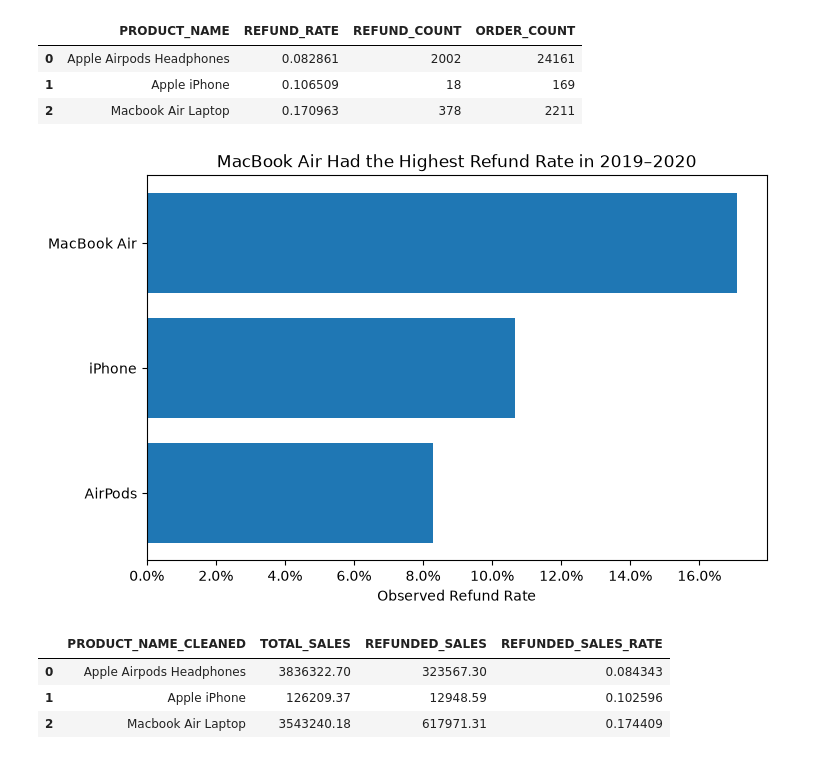
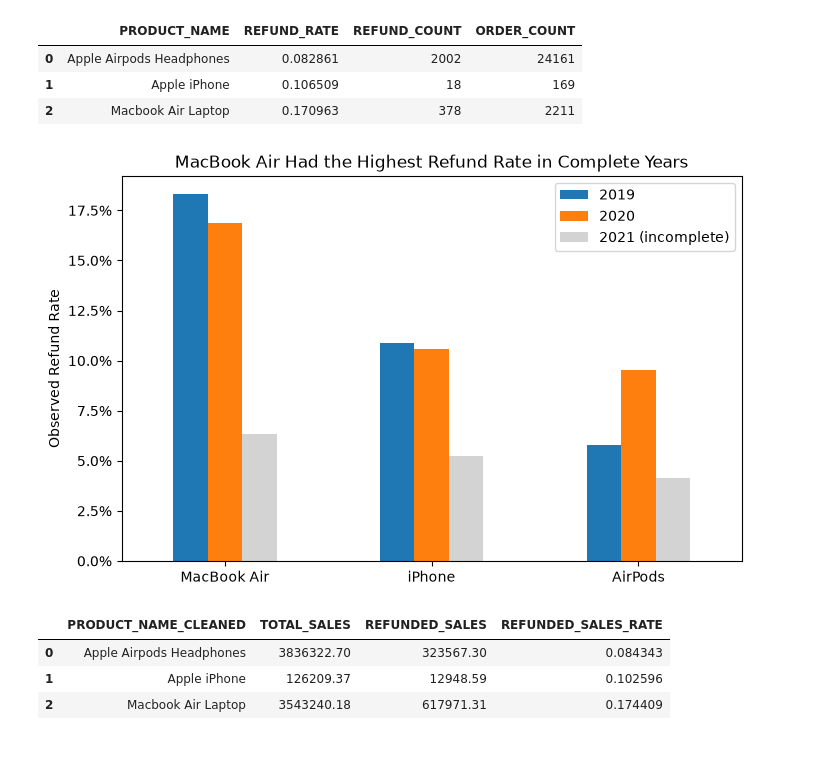
Before and after one commit to matthitch/elist_analysis, a Jupyter notebook: elist_analysis.ipynb, the cells around one changed output. Cells and saved outputs as stored; diff of their text form; code cells hidden in the pictures.

Commit message:
Update Apple refund analysis by year

```diff
--- a/elist_analysis.ipynb
+++ b/elist_analysis.ipynb
@@ -1988,29 +1963,44 @@ mature_refunds
 | 1 | Apple iPhone | 0.106509 | 18 | 169 |
 | 2 | Macbook Air Laptop | 0.170963 | 378 | 2211 |
 # %%
-# Refund rates for mature 2019–2020 cohorts
-mature_refund_plot = mature_refunds.copy()
+# Refund rates by Apple product and year
+refund_rate_plot = apple_refund_performance[
+    apple_refund_performance["PURCHASE_YEAR"].isin([2019, 2020, 2021])
+].pivot(
+    index="PRODUCT",
+    columns="PURCHASE_YEAR",
+    values="REFUND_RATE"
+)
 
-mature_refund_plot["PRODUCT"] = mature_refund_plot["PRODUCT_NAME"].replace({
-    "Apple Airpods Headphones": "AirPods",
-    "Apple iPhone": "iPhone",
-    "Macbook Air Laptop": "MacBook Air"
+refund_rate_plot = refund_rate_plot.reindex([
+    "MacBook Air",
+    "iPhone",
+    "AirPods"
+])
+
+refund_rate_plot = refund_rate_plot.rename(columns={
+    2021: "2021 (incomplete)"
 })
 
-mature_refund_plot = mature_refund_plot.sort_values("REFUND_RATE")
+refund_rate_plot.plot(
+    kind="bar",
+    figsize=(8, 5),
+    color=["C0", "C1", "lightgray"]
+)
 
-plt.figure(figsize=(8, 5))
-plt.barh(mature_refund_plot["PRODUCT"], mature_refund_plot["REFUND_RATE"])
+plt.xlabel("")
+plt.ylabel("Observed Refund Rate")
+plt.title("MacBook Air Had the Highest Refund Rate in Complete Years")
+plt.xticks(rotation=0)
 
-plt.xlabel("Observed Refund Rate")
-plt.title("MacBook Air Had the Highest Refund Rate in 2019–2020")
+plt.gca().yaxis.set_major_formatter(PercentFormatter(1))
 
-plt.gca().xaxis.set_major_formatter(PercentFormatter(1))
+plt.legend(title="")
 
 plt.savefig("images/apple_refund_rates.png", dpi=150, bbox_inches="tight")
 plt.show()
 # %% [output]
-[figure, old version]
+[figure, new version]
 # %%
 # Refunded sales by Apple product for mature cohorts
 mature_refund_sales = apple_orders[
```
Also changed, not shown: parts of 4 cells of this notebook.
